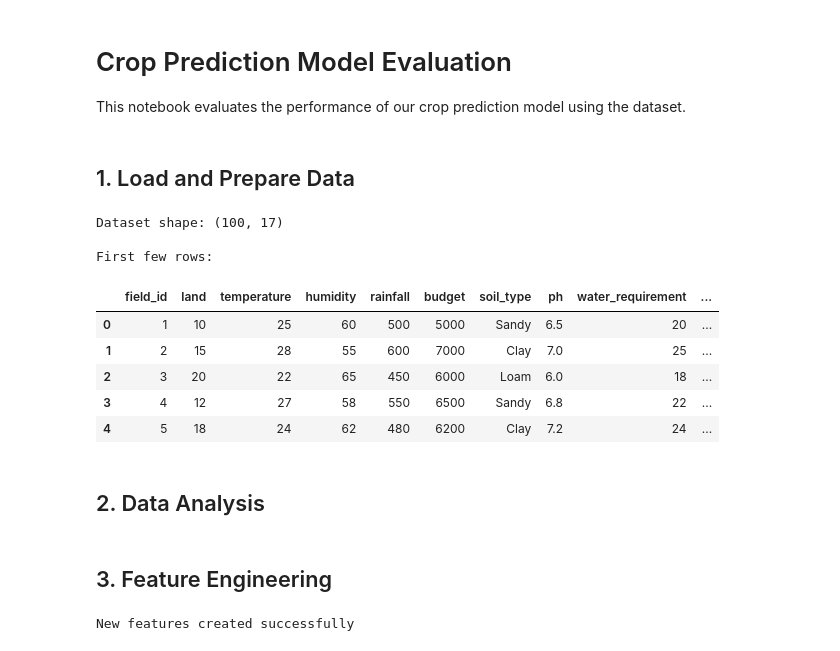
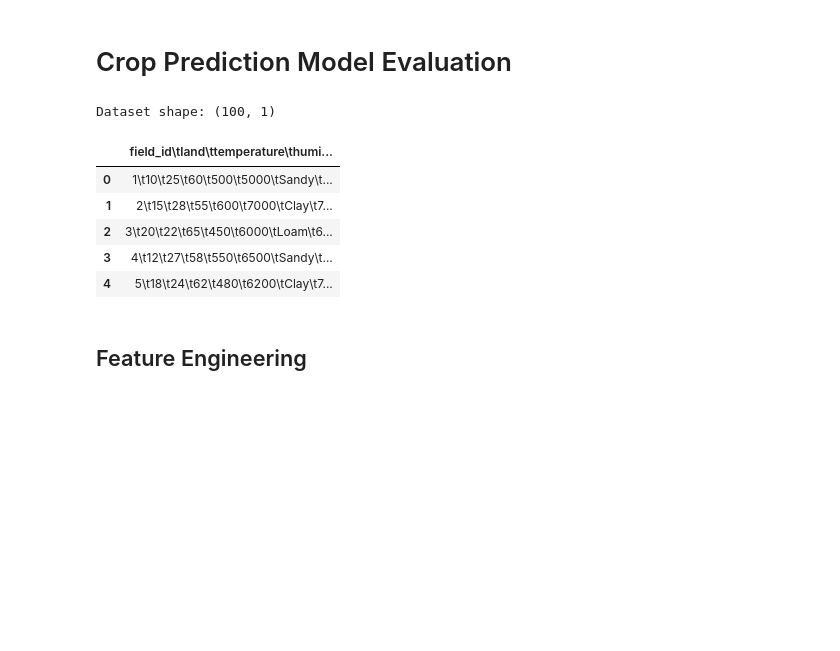
Before and after one commit to kasinadhsarma/crop-prediction, a Jupyter notebook: backend/model_evaluation.ipynb, the cells around one changed output. Cells and saved outputs as stored; diff of their text form; code cells hidden in the pictures; blank space fills up the shorter version.

```diff
--- a/backend/model_evaluation.ipynb
+++ b/backend/model_evaluation.ipynb
@@ -1,7 +1,5 @@
-# %% [markdown]
-# Crop Prediction Model Evaluation
-
-This notebook evaluates the performance of our crop prediction model using the dataset.
+# %% [markdown]
+# Crop Prediction Model Evaluation
 # %%
 import pandas as pd
 import numpy as np
@@ -17,20 +13,12 @@ warnings.filterwarnings('ignore')
-# %% [markdown]
-## 1. Load and Prepare Data
 # %%
-# Load the dataset
-df = pd.read_csv('datasets/newdataset.csv', delimiter='\t')
-print("Dataset shape:", df.shape)
-print("\nFirst few rows:")
+df = pd.read_csv('datasets/newdataset.csv')
+print(f"Dataset shape: {df.shape}\n")
 df.head()
 # %% [output]
-Dataset shape: (100, 17)
-
-First few rows:
+Dataset shape: (100, 1)
-|  | field_id | land | temperature | humidity | rainfall | budget | soil_type | ph | water_requirement | ... |
-| 0 | 1 | 10 | 25 | 60 | 500 | 5000 | Sandy | 6.5 | 20 | ... |
-| 1 | 2 | 15 | 28 | 55 | 600 | 7000 | Clay | 7.0 | 25 | ... |
-| 2 | 3 | 20 | 22 | 65 | 450 | 6000 | Loam | 6.0 | 18 | ... |
-| 3 | 4 | 12 | 27 | 58 | 550 | 6500 | Sandy | 6.8 | 22 | ... |
-| 4 | 5 | 18 | 24 | 62 | 480 | 6200 | Clay | 7.2 | 24 | ... |
+|  | field_id\tland\ttemperature\thumi... |
+| 0 | 1\t10\t25\t60\t500\t5000\tSandy\t... |
+| 1 | 2\t15\t28\t55\t600\t7000\tClay\t7... |
+| 2 | 3\t20\t22\t65\t450\t6000\tLoam\t6... |
+| 3 | 4\t12\t27\t58\t550\t6500\tSandy\t... |
+| 4 | 5\t18\t24\t62\t480\t6200\tClay\t7... |
-# %% [markdown]
-## 2. Data Analysis
@@ -47,38 +25,2 @@ plt.show()
 # %% [markdown]
-## 3. Feature Engineering
+## Feature Engineering
-# %%
-# Create advanced features
-def create_advanced_features(df):
-    df = df.copy()
-
-    # NPK Interaction Score
-    df['npk_interaction'] = (
-        (df['nitrogen'] * df['phosphorus'] * df['potassium']) ** (1/3)
-    )
-
-    # Water Stress Index
-    df['water_stress_index'] = (
-        (df['rainfall'] / df['water_requirement']).clip(0, 2)
-    )
-
-    # Soil Health Score
-    optimal_ph = 7.0
-    df['soil_health_score'] = (
-        10 - (df['ph'] - optimal_ph).abs() +
-        (df['nitrogen'] / 150) +
-        (df['phosphorus'] / 75) +
-        (df['potassium'] / 100)
-    ).clip(0, 10)
-
-    # Climate Suitability Index
-    df['climate_index'] = (
-        (df['temperature'] - 20).abs() / 10 +
-        (df['humidity'] - 60).abs() / 20
-    ).clip(0, 1)
-
-    return df
-
-df_engineered = create_advanced_features(df)
-print("New features created successfully")
-# %% [output]
-New features created successfully
```
Also changed, not shown: parts of 13 cells of this notebook, 22 other files.
